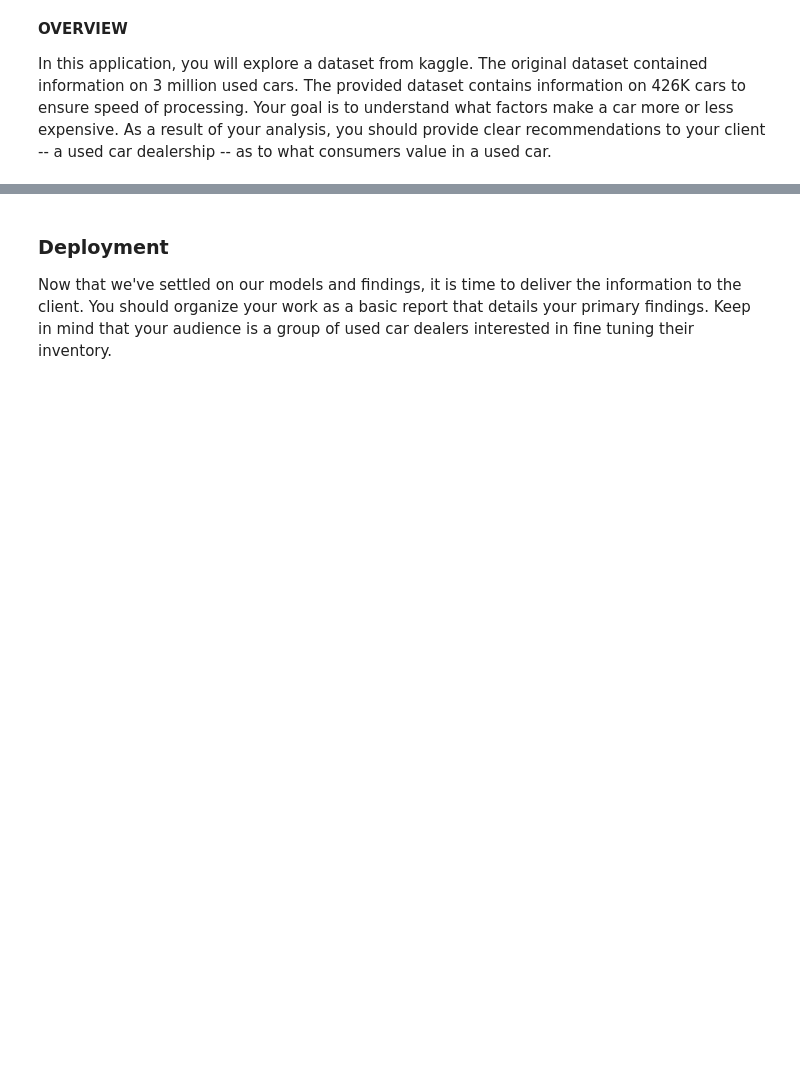
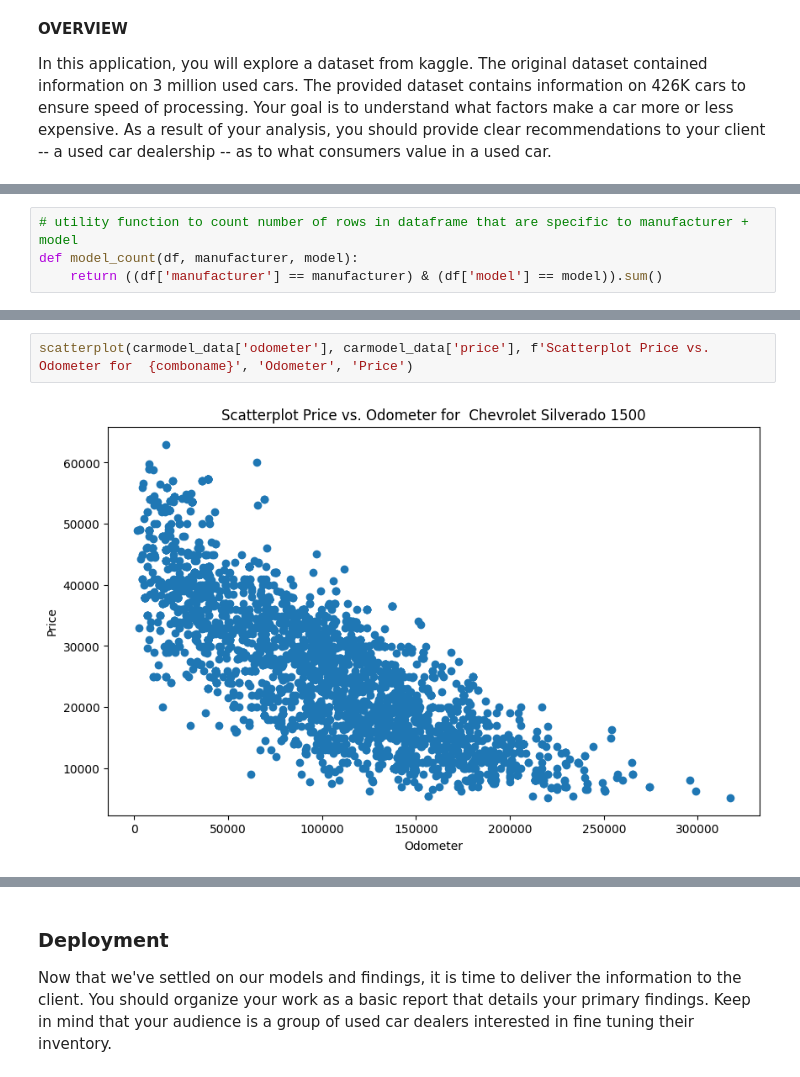
Before and after one commit to salomaaharri/car_price_predictions, a Jupyter notebook: car_price_predictions.ipynb, the cells around one changed output, grey strips where cells are left out. Cells and saved outputs as stored; diff of their text form; blank space fills up the shorter version.

```diff
--- a/car_price_predictions.ipynb
+++ b/car_price_predictions.ipynb
@@ -280,0 +213,4 @@ print(unique_manufacturer_models, len(unique_manufacturer_models))
+# %%
+# utility function to count number of rows in dataframe that are specific to manufacturer + model
+def model_count(df, manufacturer, model):
+    return ((df['manufacturer'] == manufacturer) & (df['model'] == model)).sum()
@@ -748,0 +663,4 @@ def feature_engineering(manufacturer, model, year, condition, odometer):
+# %%
+scatterplot(carmodel_data['odometer'], carmodel_data['price'], f'Scatterplot Price vs. Odometer for  {comboname}', 'Odometer', 'Price')
+# %% [output]
+[figure, added]
```
Also changed, not shown: parts of 115 cells of this notebook, 1 other file.
